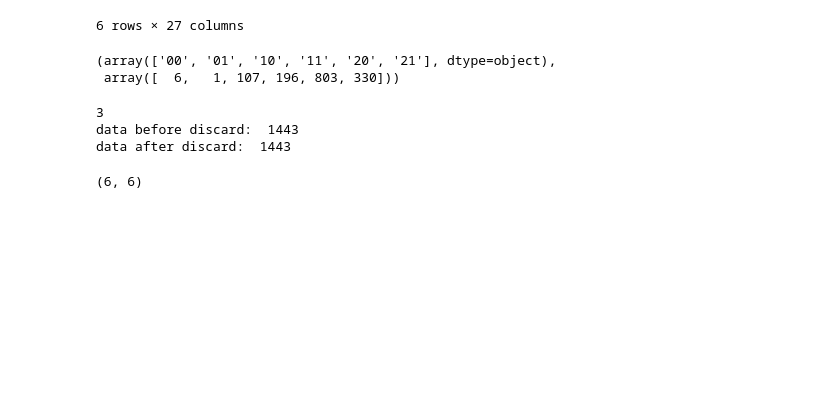
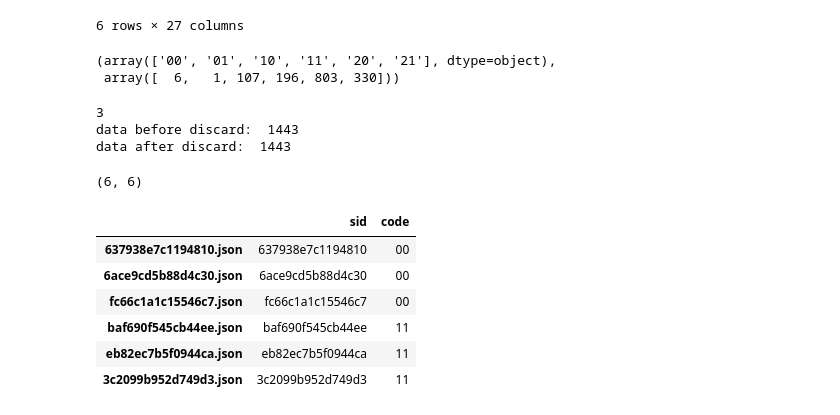
Before and after one commit to cristinagrs/call-center-speechASR-gpt-oss, a Jupyter notebook: check_dataset.ipynb, the cells around one changed output. Drawn from its saved outputs; the diff is of its cells as text; code cells hidden in the pictures; blank space fills up the shorter version.

```diff
--- a/check_dataset.ipynb
+++ b/check_dataset.ipynb
@@ -277,3 +277,13 @@ data after discard:  1443
 (6, 6)
 # %%
 selected_samples.to_csv('selected_samples_2.csv')
+# %%
+selected_samples[['sid', 'code']]
+# %% [output]
+|  | sid | code |
+| 637938e7c1194810.json | 637938e7c1194810 | 00 |
+| 6ace9cd5b88d4c30.json | 6ace9cd5b88d4c30 | 00 |
+| fc66c1a1c15546c7.json | fc66c1a1c15546c7 | 00 |
+| baf690f545cb44ee.json | baf690f545cb44ee | 11 |
+| eb82ec7b5f0944ca.json | eb82ec7b5f0944ca | 11 |
+| 3c2099b952d749d3.json | 3c2099b952d749d3 | 11 |
```
